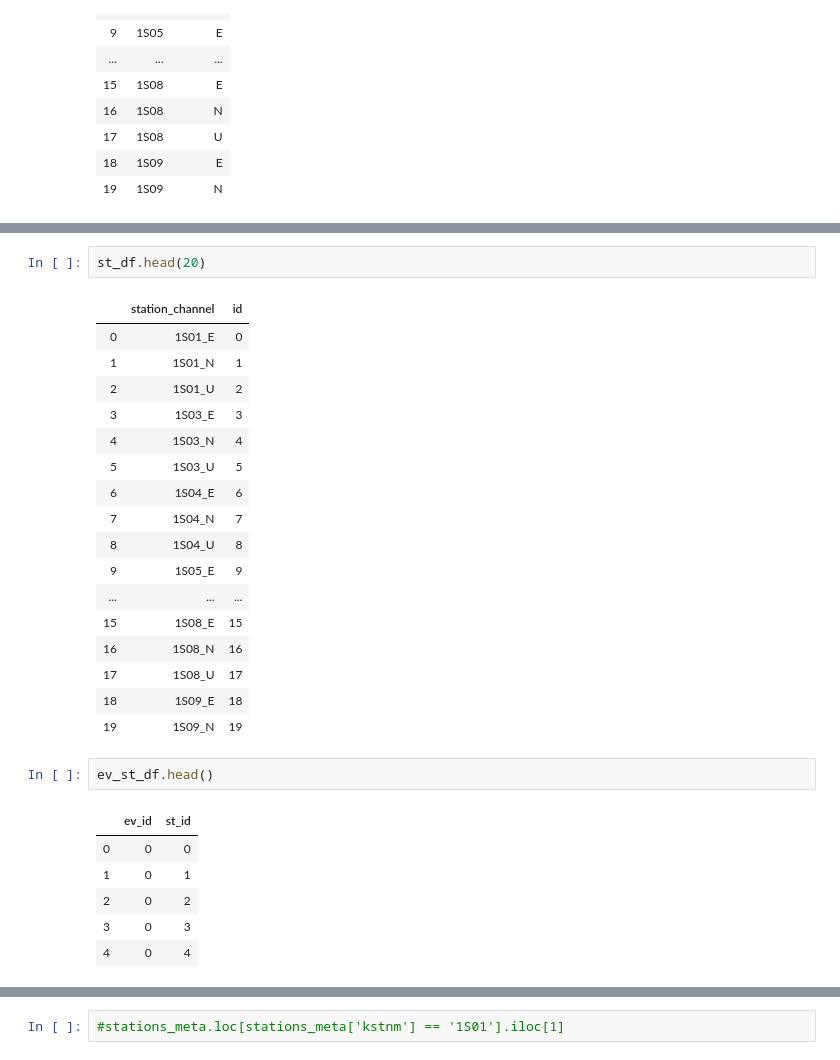
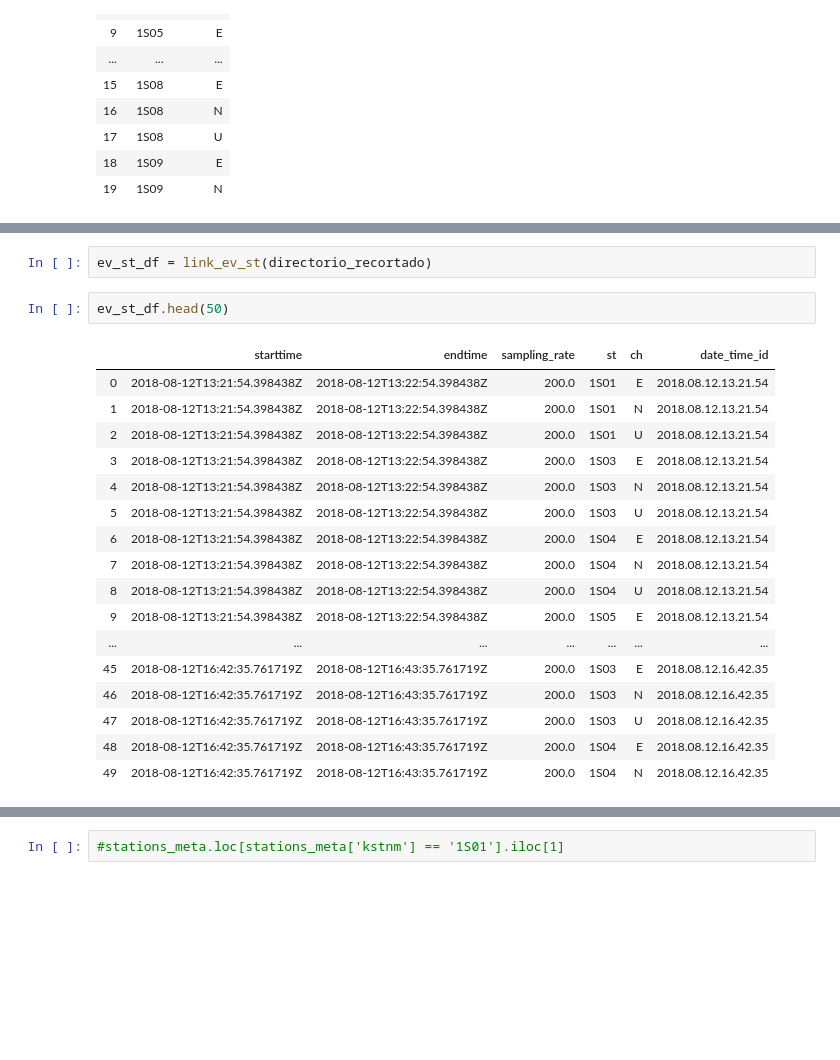
Before and after one commit to CoolingBroski/Mecanismos-Focales-Brecha-Guerrero, a Jupyter notebook: Preprocessing.ipynb, the cells around one changed output, grey strips where cells are left out. Drawn from its saved outputs; the diff is of its cells as text; blank space fills up the shorter version.

```diff
--- a/Preprocessing.ipynb
+++ b/Preprocessing.ipynb
@@ -169,29 +170,22 @@ ev_df.head(20)
-# %%
-st_df.head(20)
-# %% [output]
-|  | station_channel | id |
-| 0 | 1S01_E | 0 |
-| 1 | 1S01_N | 1 |
-| 2 | 1S01_U | 2 |
-| 3 | 1S03_E | 3 |
-| 4 | 1S03_N | 4 |
-| 5 | 1S03_U | 5 |
-| 6 | 1S04_E | 6 |
-| 7 | 1S04_N | 7 |
-| 8 | 1S04_U | 8 |
-| 9 | 1S05_E | 9 |
-| ... | ... | ... |
-| 15 | 1S08_E | 15 |
-| 16 | 1S08_N | 16 |
-| 17 | 1S08_U | 17 |
-| 18 | 1S09_E | 18 |
-| 19 | 1S09_N | 19 |
+# %%
+ev_st_df = link_ev_st(directorio_recortado)
 # %%
-ev_st_df.head()
+ev_st_df.head(50)
 # %% [output]
-|  | ev_id | st_id |
-| 0 | 0 | 0 |
-| 1 | 0 | 1 |
-| 2 | 0 | 2 |
-| 3 | 0 | 3 |
-| 4 | 0 | 4 |
+|  | starttime | endtime | sampling_rate | st | ch | date_time_id |
+| 0 | 2018-08-12T13:21:54.398438Z | 2018-08-12T13:22:54.398438Z | 200.0 | 1S01 | E | 2018.08.12.13.21.54 |
+| 1 | 2018-08-12T13:21:54.398438Z | 2018-08-12T13:22:54.398438Z | 200.0 | 1S01 | N | 2018.08.12.13.21.54 |
+| 2 | 2018-08-12T13:21:54.398438Z | 2018-08-12T13:22:54.398438Z | 200.0 | 1S01 | U | 2018.08.12.13.21.54 |
+| 3 | 2018-08-12T13:21:54.398438Z | 2018-08-12T13:22:54.398438Z | 200.0 | 1S03 | E | 2018.08.12.13.21.54 |
+| 4 | 2018-08-12T13:21:54.398438Z | 2018-08-12T13:22:54.398438Z | 200.0 | 1S03 | N | 2018.08.12.13.21.54 |
+| 5 | 2018-08-12T13:21:54.398438Z | 2018-08-12T13:22:54.398438Z | 200.0 | 1S03 | U | 2018.08.12.13.21.54 |
+| 6 | 2018-08-12T13:21:54.398438Z | 2018-08-12T13:22:54.398438Z | 200.0 | 1S04 | E | 2018.08.12.13.21.54 |
+| 7 | 2018-08-12T13:21:54.398438Z | 2018-08-12T13:22:54.398438Z | 200.0 | 1S04 | N | 2018.08.12.13.21.54 |
+| 8 | 2018-08-12T13:21:54.398438Z | 2018-08-12T13:22:54.398438Z | 200.0 | 1S04 | U | 2018.08.12.13.21.54 |
+| 9 | 2018-08-12T13:21:54.398438Z | 2018-08-12T13:22:54.398438Z | 200.0 | 1S05 | E | 2018.08.12.13.21.54 |
+| ... | ... | ... | ... | ... | ... | ... |
+| 45 | 2018-08-12T16:42:35.761719Z | 2018-08-12T16:43:35.761719Z | 200.0 | 1S03 | E | 2018.08.12.16.42.35 |
+| 46 | 2018-08-12T16:42:35.761719Z | 2018-08-12T16:43:35.761719Z | 200.0 | 1S03 | N | 2018.08.12.16.42.35 |
+| 47 | 2018-08-12T16:42:35.761719Z | 2018-08-12T16:43:35.761719Z | 200.0 | 1S03 | U | 2018.08.12.16.42.35 |
+| 48 | 2018-08-12T16:42:35.761719Z | 2018-08-12T16:43:35.761719Z | 200.0 | 1S04 | E | 2018.08.12.16.42.35 |
+| 49 | 2018-08-12T16:42:35.761719Z | 2018-08-12T16:43:35.761719Z | 200.0 | 1S04 | N | 2018.08.12.16.42.35 |
```
Also changed, not shown: parts of 17 cells of this notebook, 3 other files.
